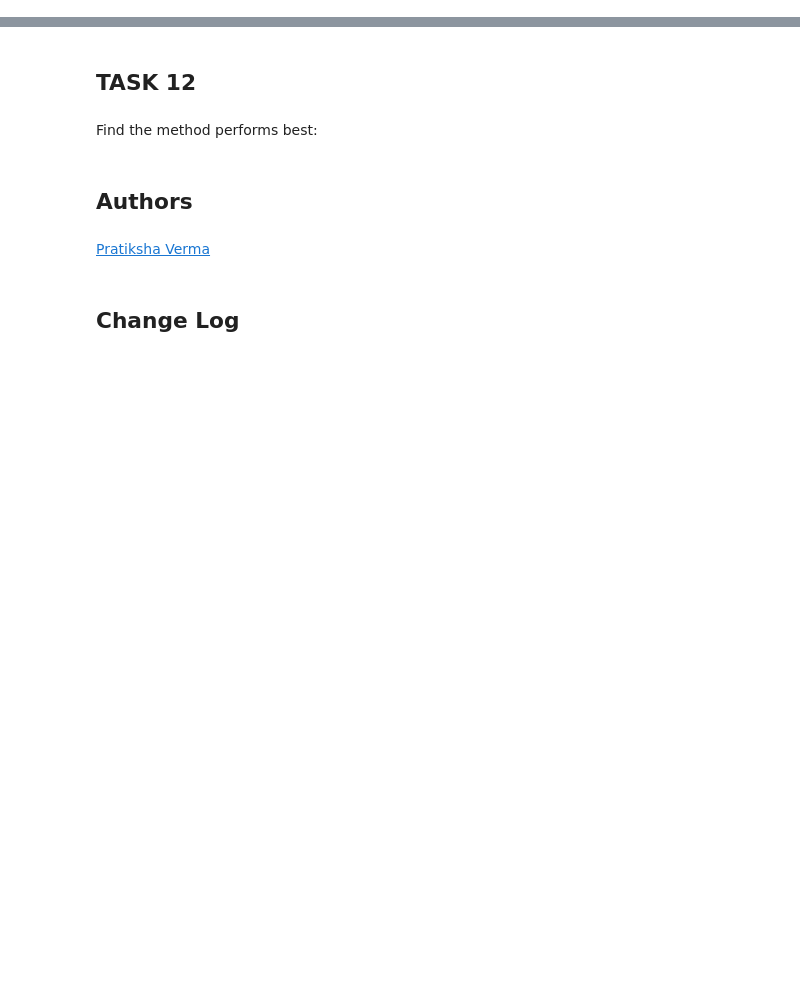
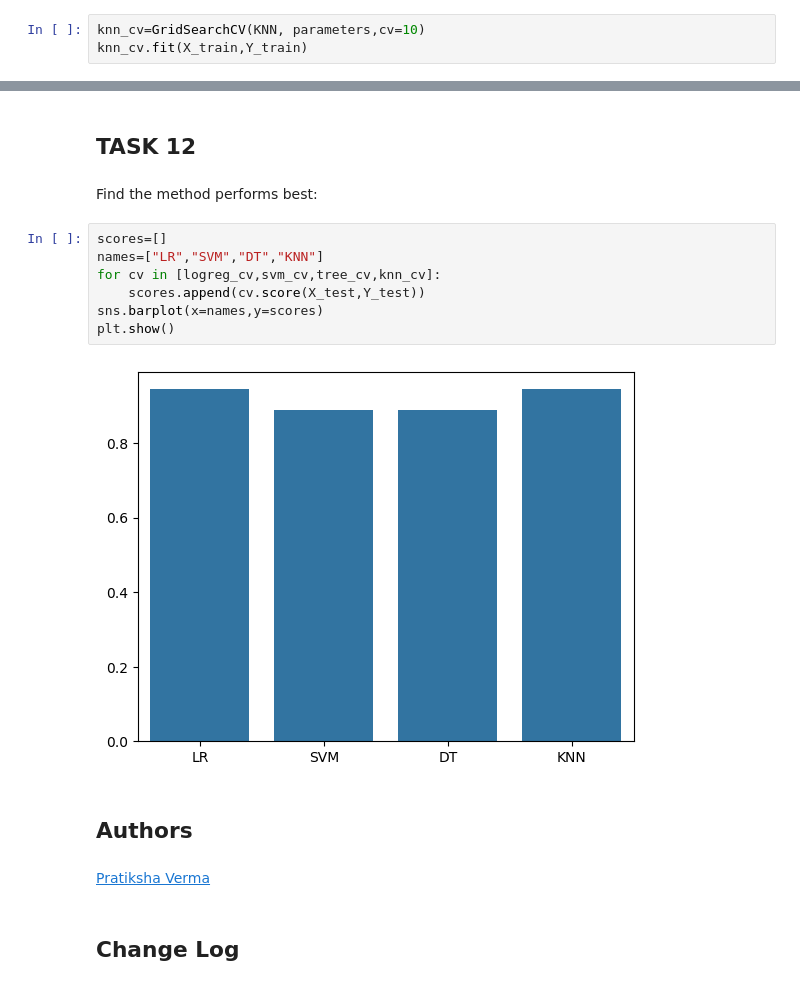
Before and after one commit to uohiuR/data-science-tools, a Jupyter notebook: SpaceX_Machine_Learning_Prediction_Part_5.jupyterlite.ipynb, the cells around one changed output, grey strips where cells are left out. Cells and saved outputs as stored; diff of their text form; blank space fills up the shorter version.

```diff
--- a/SpaceX_Machine_Learning_Prediction_Part_5.jupyterlite.ipynb
+++ b/SpaceX_Machine_Learning_Prediction_Part_5.jupyterlite.ipynb
@@ -310,3 +294,6 @@ parameters = {'n_neighbors': [1, 2, 3, 4, 5, 6, 7, 8, 9, 10],
               'p': [1,2]}
 
 KNN = KNeighborsClassifier()
+# %%
+knn_cv=GridSearchCV(KNN, parameters,cv=10)
+knn_cv.fit(X_train,Y_train)
@@ -330,6 +327,15 @@ plot_confusion_matrix(Y_test,yhat)
 ## TASK  12
 # %% [markdown]
 Find the method performs best:
+# %%
+scores=[]
+names=["LR","SVM","DT","KNN"]
+for cv in [logreg_cv,svm_cv,tree_cv,knn_cv]:
+    scores.append(cv.score(X_test,Y_test))
+sns.barplot(x=names,y=scores)
+plt.show()
+# %% [output]
+[figure, added]
 # %% [markdown]
 ## Authors
 # %% [markdown]
```
Also changed, not shown: parts of 18 cells of this notebook, 2 other files.
